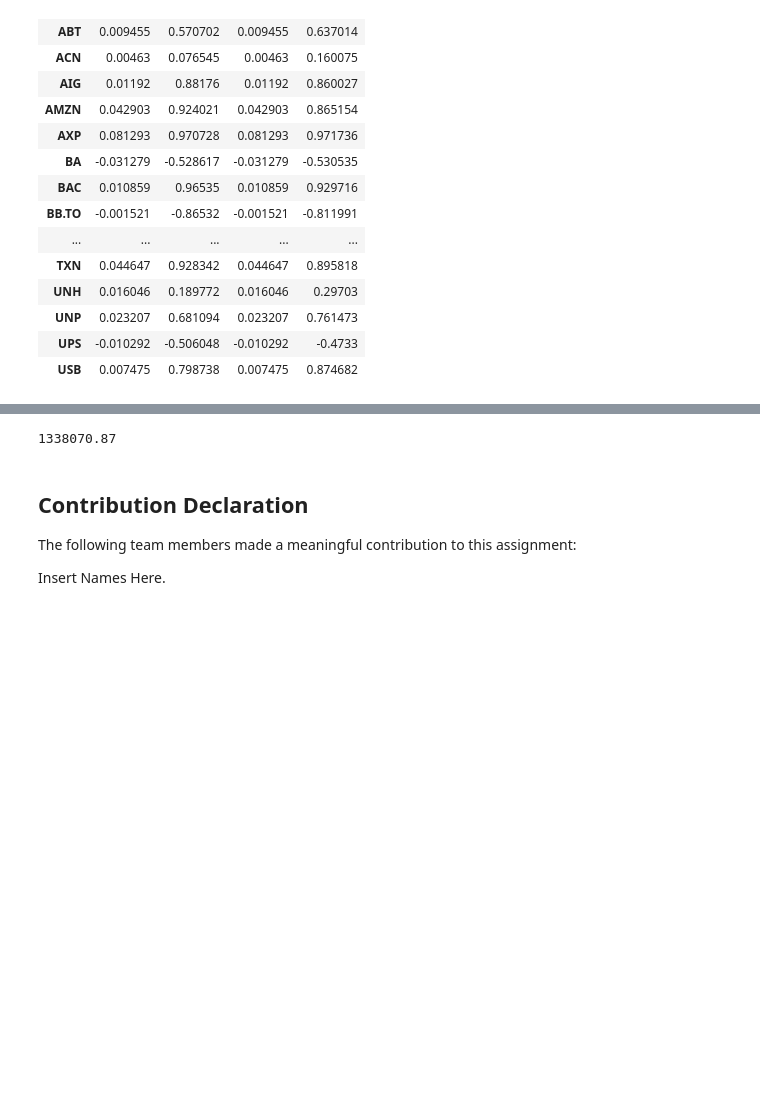
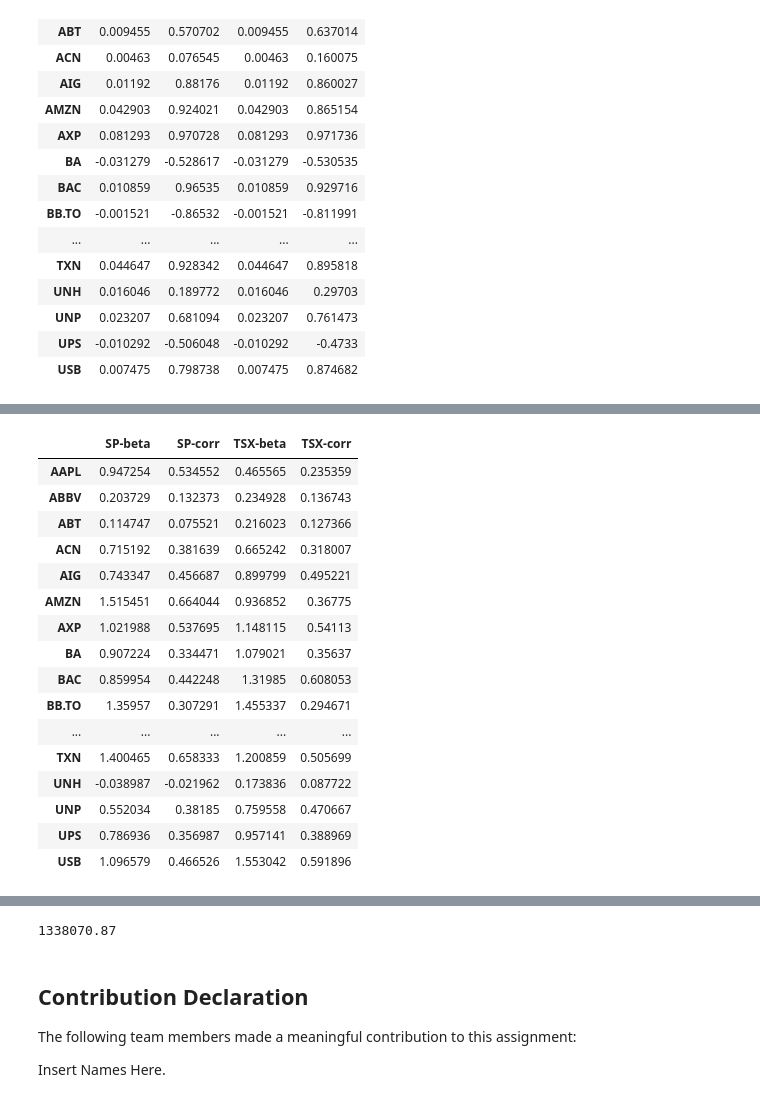
Before and after one commit to gsaujla/Robo-Advising, a Jupyter notebook: Team_XX_Assignment(3).ipynb, the cells around one changed output, grey strips where cells are left out. Cells and saved outputs as stored; diff of their text form; code cells hidden in the pictures; blank space fills up the shorter version.

```diff
--- a/Team_XX_Assignment(3).ipynb
+++ b/Team_XX_Assignment(3).ipynb
@@ -85,0 +67,18 @@ average
+# %%
+sp500 = yf.Ticker("^GSPC").history(start=start_date, end=end_date)['Close']
+sp500.index = sp500.index.date
+tsx60 = yf.Ticker("XIU.TO").history(start=start_date, end=end_date)['Close']
+tsx60.index = tsx60.index.date
+
+total_investment = 1000000
+sp500val = (total_investment / sp500.iloc[0]) * sp500.iloc[-1]
+sp500val = round(sp500val,2)
+# sp500val
+
+tsx60val = (total_investment / tsx60.iloc[0]) * tsx60.iloc[-1]
+tsx60val = round(tsx60val,2)
+# tsx60val
+
+average = (sp500val + tsx60val) / 2
+average = round(average,2)
+average
@@ -152,0 +134,58 @@ stocks
+# %%
+stocks = {key: 0 for key in tickers_file_original['Ticker'].values}
+current_data = pd.DataFrame()
+metrics = pd.DataFrame(index=list(stocks.keys()), columns=['SP-beta','SP-corr','TSX-beta','TSX-corr'])
+
+sp500_returns = sp500.pct_change(fill_method=None)
+tsx60_returns = tsx60.pct_change(fill_method=None)
+
+for i in stocks:
+    current_data[i] = yf.Ticker(i).history(start=start_date, end=end_date)["Close"]
+    stock_returns = current_data[i].pct_change().dropna()
+    stock_returns.index = stock_returns.index.date
+
+    common_dates = stock_returns.index.intersection(sp500_returns.index).intersection(tsx60_returns.index)
+
+    stock_returns = stock_returns.loc[common_dates]
+    aligned_sp500_returns = sp500_returns.loc[common_dates]
+    aligned_tsx60_returns = tsx60_returns.loc[common_dates]
+
+    covariance = np.cov(stock_returns, aligned_sp500_returns)[0, 1]
+    variance = np.var(aligned_sp500_returns)
+    beta_sp500 = covariance / variance
+
+    correlation_sp500 = np.corrcoef(stock_returns, aligned_sp500_returns)[0, 1]
+
+    covariance_tsx = np.cov(stock_returns, aligned_tsx60_returns)[0, 1]
+    variance_tsx = np.var(aligned_tsx60_returns)
+    beta_tsx60 = covariance_tsx / variance_tsx
+
+    correlation_tsx60 = np.corrcoef(stock_returns, aligned_tsx60_returns)[0, 1]
+
+    metrics.loc[i, 'SP-corr'] = correlation_sp500
+    metrics.loc[i, 'SP-beta'] = beta_sp500
+    metrics.loc[i, 'TSX-corr'] = correlation_tsx60
+    metrics.loc[i, 'TSX-beta'] = beta_tsx60
+
+    # stocks[i] = round(100 * (correlation_sp500 + beta_sp500 + beta_tsx60 + correlation_tsx60),2)
+
+
+metrics
+# %% [output]
+|  | SP-beta | SP-corr | TSX-beta | TSX-corr |
+| AAPL | 0.947254 | 0.534552 | 0.465565 | 0.235359 |
+| ABBV | 0.203729 | 0.132373 | 0.234928 | 0.136743 |
+| ABT | 0.114747 | 0.075521 | 0.216023 | 0.127366 |
+| ACN | 0.715192 | 0.381639 | 0.665242 | 0.318007 |
+| AIG | 0.743347 | 0.456687 | 0.899799 | 0.495221 |
+| AMZN | 1.515451 | 0.664044 | 0.936852 | 0.36775 |
+| AXP | 1.021988 | 0.537695 | 1.148115 | 0.54113 |
+| BA | 0.907224 | 0.334471 | 1.079021 | 0.35637 |
+| BAC | 0.859954 | 0.442248 | 1.31985 | 0.608053 |
+| BB.TO | 1.35957 | 0.307291 | 1.455337 | 0.294671 |
+| ... | ... | ... | ... | ... |
+| TXN | 1.400465 | 0.658333 | 1.200859 | 0.505699 |
+| UNH | -0.038987 | -0.021962 | 0.173836 | 0.087722 |
+| UNP | 0.552034 | 0.38185 | 0.759558 | 0.470667 |
+| UPS | 0.786936 | 0.356987 | 0.957141 | 0.388969 |
+| USB | 1.096579 | 0.466526 | 1.553042 | 0.591896 |
```
Also changed, not shown: parts of 12 cells of this notebook.
